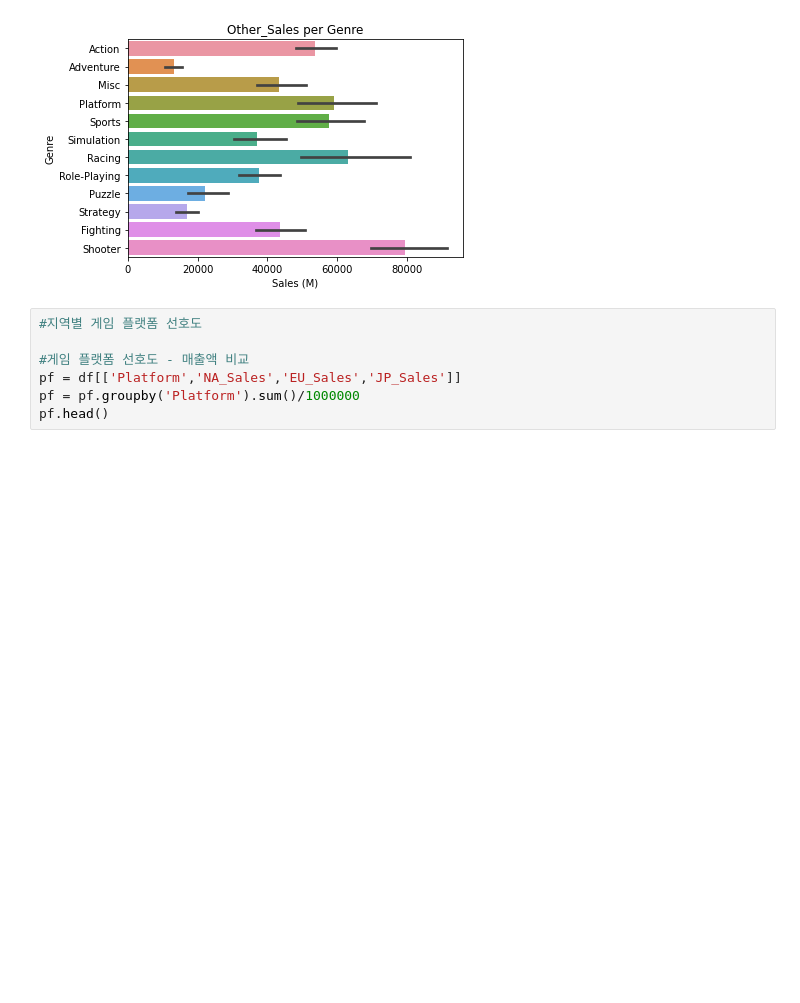
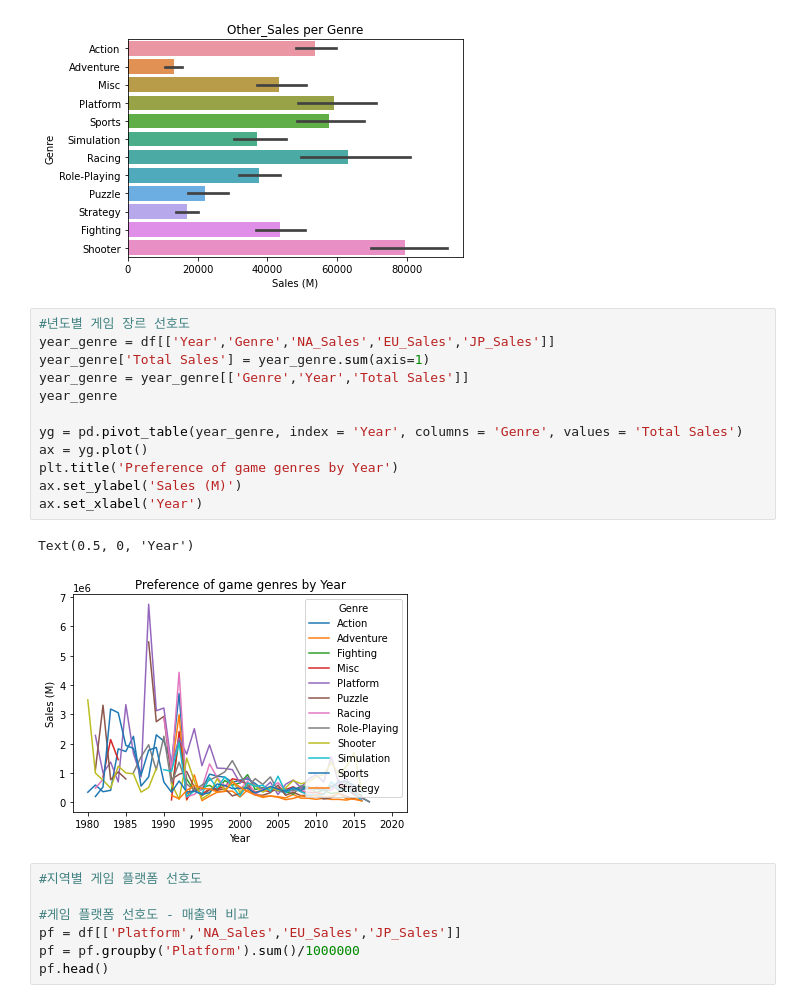
Before and after one commit to threegenie/vgames_project, a Jupyter notebook: game_data.ipynb, the cells around one changed output. Cells and saved outputs as stored; diff of their text form; blank space fills up the shorter version.

Commit message:
add year plot

```diff
--- a/game_data.ipynb
+++ b/game_data.ipynb
@@ -220,6 +220,21 @@ for i in sales:
 [figure]
 [figure]
 [figure]
+# %%
+#년도별 게임 장르 선호도
+year_genre = df[['Year','Genre','NA_Sales','EU_Sales','JP_Sales']]
+year_genre['Total Sales'] = year_genre.sum(axis=1)
+year_genre = year_genre[['Genre','Year','Total Sales']]
+year_genre
+
+yg = pd.pivot_table(year_genre, index = 'Year', columns = 'Genre', values = 'Total Sales')
+ax = yg.plot()
+plt.title('Preference of game genres by Year')
+ax.set_ylabel('Sales (M)')
+ax.set_xlabel('Year')
+# %% [output]
+Text(0.5, 0, 'Year')
+[figure, added]
 # %%
 #지역별 게임 플랫폼 선호도
 
```
